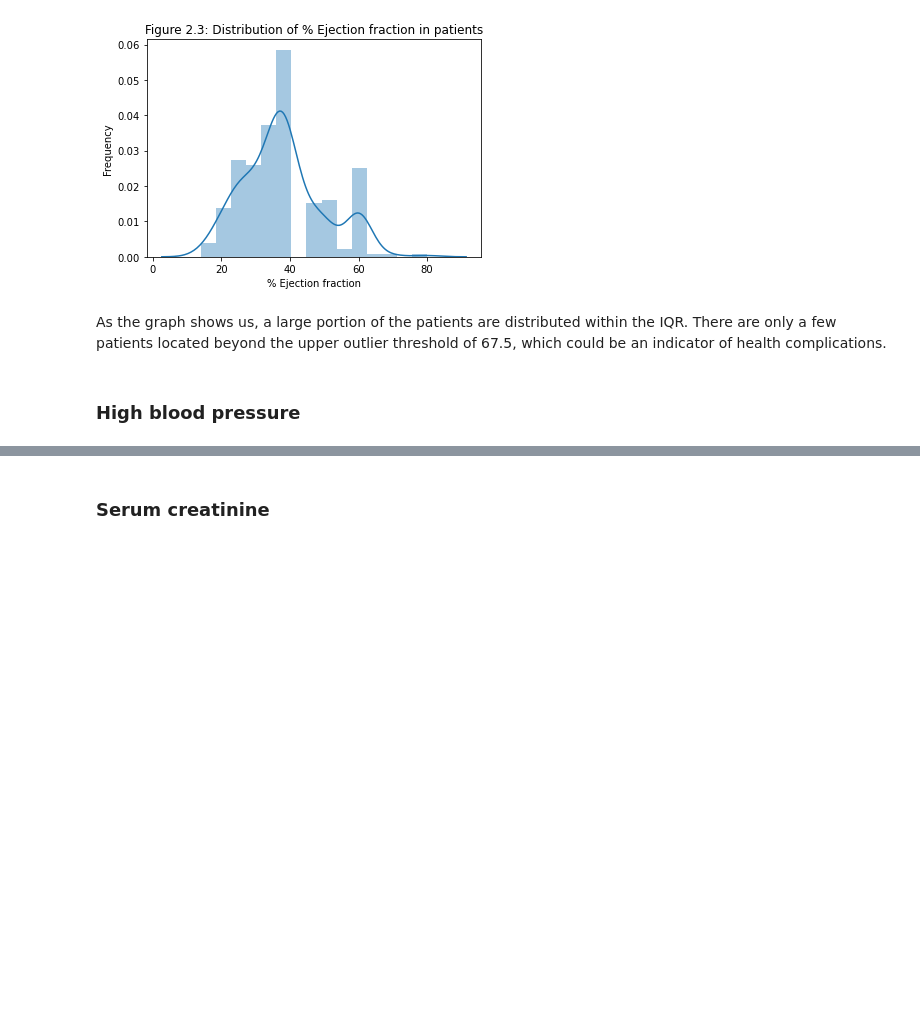
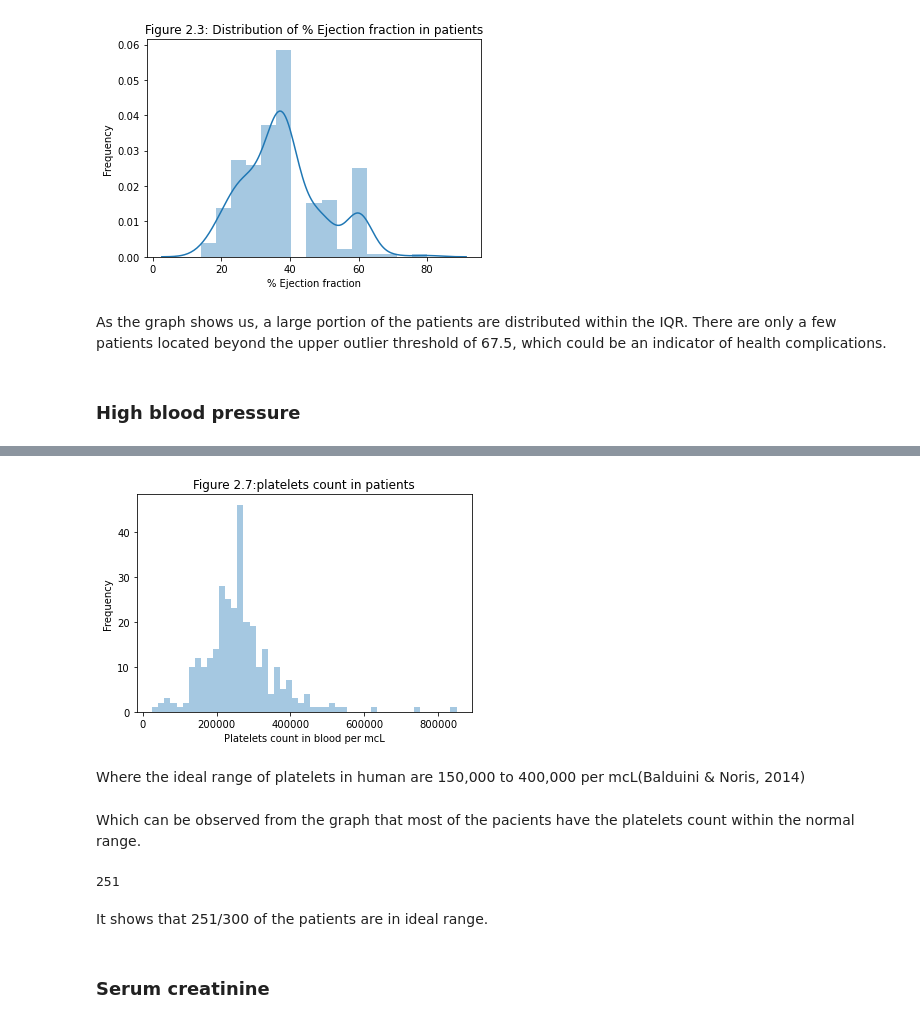
Before and after one commit to Ghost-Recon131/PDS-Assignment2, a Jupyter notebook: assignment2.ipynb, the cells around one changed output, grey strips where cells are left out. Saved outputs shown, nothing was run; the diff lists cells and outputs as text; code cells hidden in the pictures; blank space fills up the shorter version.

```diff
--- a/assignment2.ipynb
+++ b/assignment2.ipynb
@@ -554,0 +576,10 @@ located beyond the upper outlier threshold of 67.5, which could be an indicator
+# %%
+sns.distplot(HFCR["platelets"], kde=False, bins=50).set(title=
+    "Figure 2.7:platelets count in patients", xlabel="Platelets count in blood per mcL", ylabel="Frequency")
+plt.show;
+# %% [output]
+[figure, added]
+# %% [markdown]
+Where the ideal range of platelets in human are 150,000 to 400,000 per mcL(Balduini & Noris, 2014)
+# %% [markdown]
+Which can be observed from the graph that most of the pacients have the platelets count within the normal range.
@@ -555,2 +588,8 @@ located beyond the upper outlier threshold of 67.5, which could be an indicator
+# %%
+len([1 for i in plate if i > 150000 and i < 400000])
+# %% [output]
+251
+# %% [markdown]
+It shows that 251/300 of the patients are in ideal range.
 # %% [markdown]
 ### Serum creatinine
```
Also changed, not shown: parts of 105 cells of this notebook, 2 other files.
